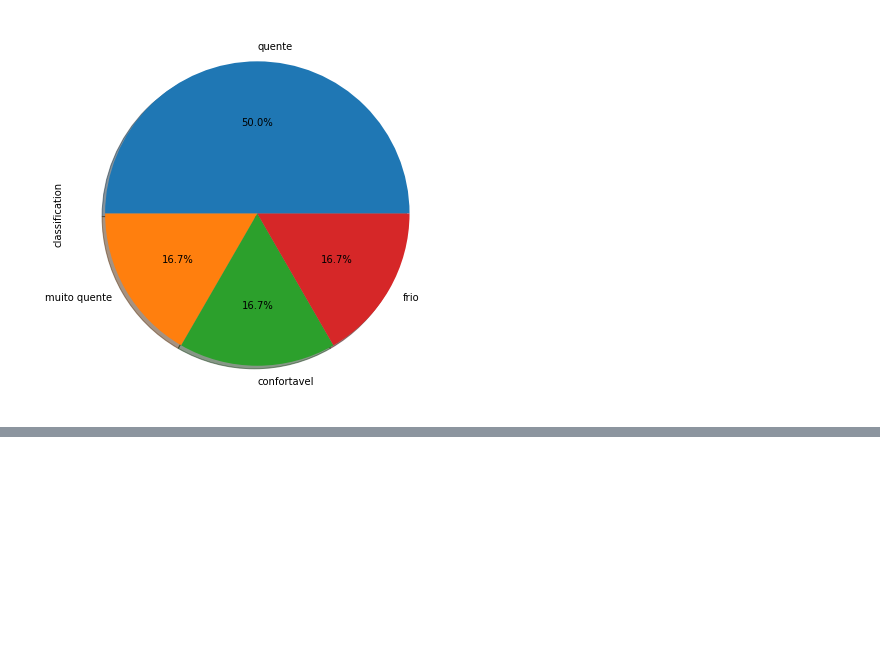
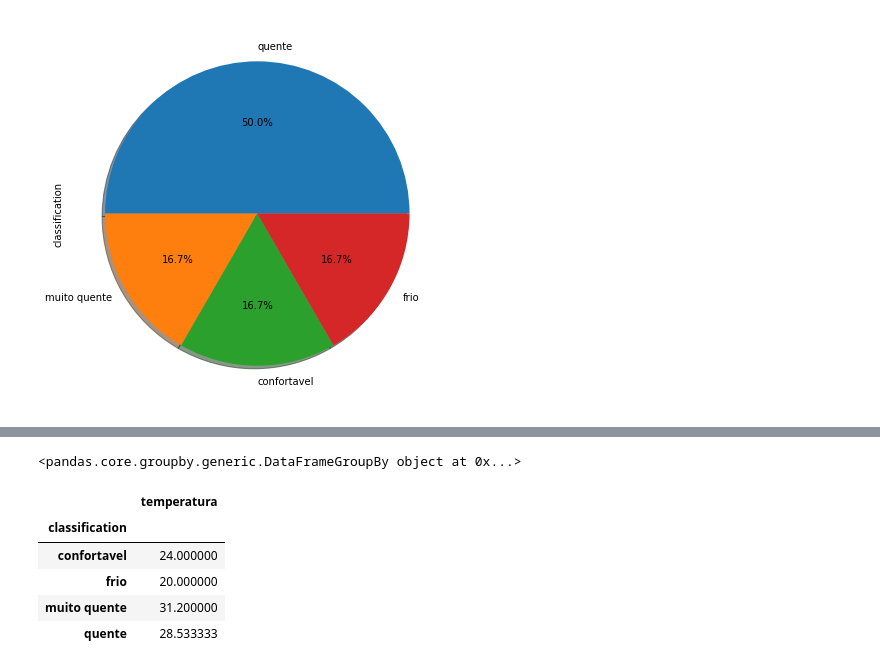
Before and after one commit to cleber2099/pythonAnaliseDeDados, a Jupyter notebook: pandas/pandas.ipynb, the cells around one changed output, grey strips where cells are left out. Saved outputs shown, nothing was run; the diff lists cells and outputs as text; code cells hidden in the pictures; blank space fills up the shorter version.

```diff
--- a/pandas/pandas.ipynb
+++ b/pandas/pandas.ipynb
@@ -439,0 +453,15 @@ df['classification'].value_counts().plot.pie(autopct="%1.1f%%",
+# %%
+#groupby: agrupamento por valores únicos de uma ou mais colunas
+df.groupby(by="classification")
+# %% [output]
+<pandas.core.groupby.generic.DataFrameGroupBy object at 0x...>
+# %%
+#groupby: agrupamento por valores únicos de uma ou mais colunas
+df.groupby(by="classification").mean()
+# %% [output]
+|  | temperatura |
+| classification |  |
+| confortavel | 24.000000 |
+| frio | 20.000000 |
+| muito quente | 31.200000 |
+| quente | 28.533333 |
```
Also changed, not shown: parts of 11 cells of this notebook.
